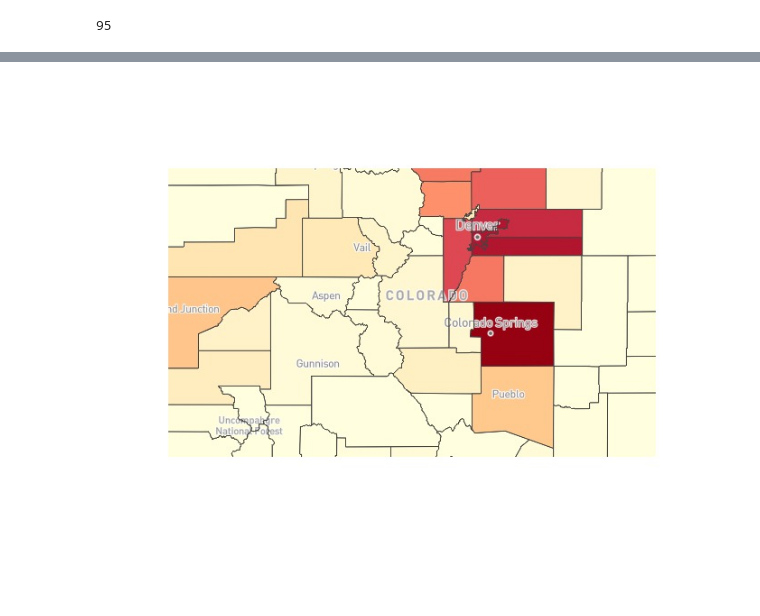
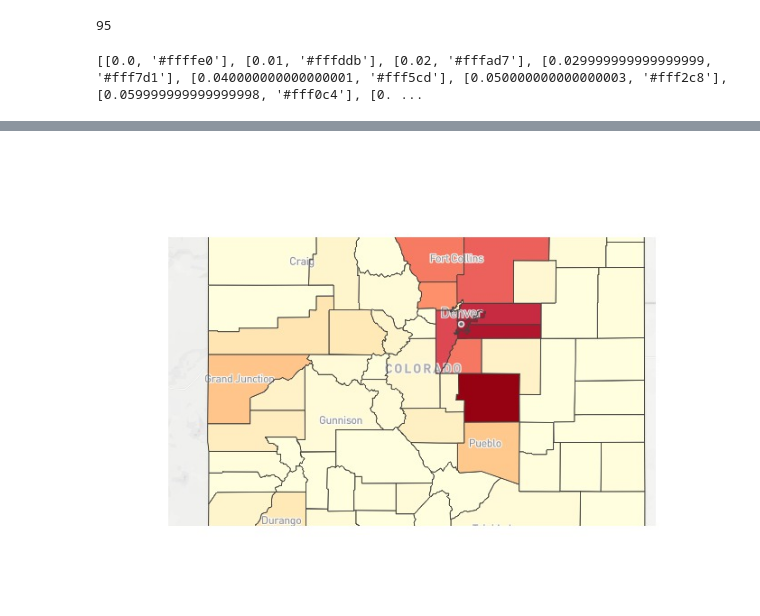
Before and after one commit to andrewfulton9/Colorado_Population_Analysis, a Jupyter notebook: population_analysis.ipynb, the cells around one changed output, grey strips where cells are left out. Drawn from its saved outputs; the diff is of its cells as text; code cells hidden in the pictures; blank space fills up the shorter version.

```diff
--- a/population_analysis.ipynb
+++ b/population_analysis.ipynb
@@ -157,5 +157,10 @@ for x in df_1990.index:
     layers_ls.append(item_dict)
 # %%
 mapbox_access_token = os.environ['MAPBOX_AT']
+# %%
+colorscl = [[k/float(100), v] for k,v in scl.items()]
+print colorscl
+# %% [output]
+[[0.0, '#ffffe0'], [0.01, '#fffddb'], [0.02, '#fffad7'], [0.029999999999999999, '#fff7d1'], [0.040000000000000001, '#fff5cd'], [0.050000000000000003, '#fff2c8'], [0.059999999999999998, '#fff0c4'], [0. ...
 # %%
 data = graph_objs.Data([
@@ -189,6 +204,6 @@ py.iplot(fig, filename=fn)
 # %%
 from IPython.display import Image
 
-Image('test.jpeg')
+Image('images/test.jpeg')
 # %% [output]
-[figure, old version]
+[figure, new version]
```
Also changed, not shown: parts of 2 cells of this notebook.
